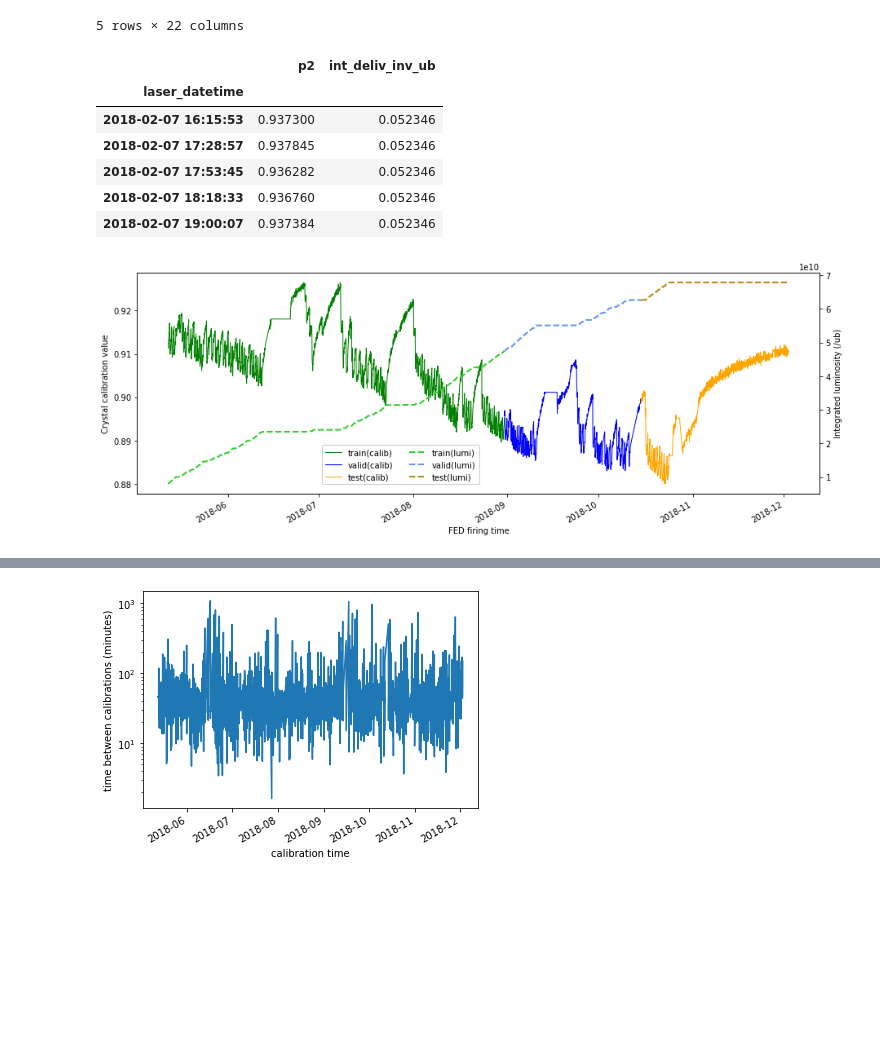
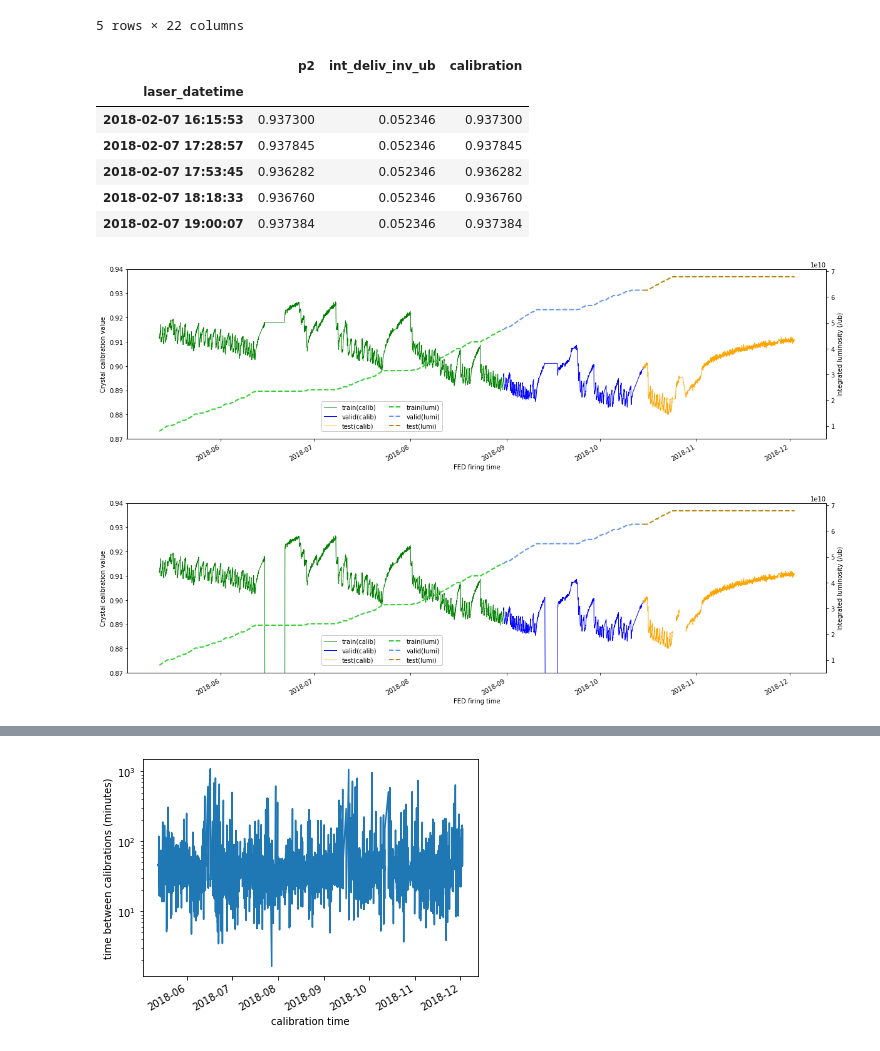
Before and after one commit to UMN-CMS/ECAL_FAIR, a Jupyter notebook: notebooks/preprocess.ipynb, the cells around one changed output, grey strips where cells are left out. Drawn from its saved outputs; the diff is of its cells as text; code cells hidden in the pictures; blank space fills up the shorter version.

```diff
--- a/notebooks/preprocess.ipynb
+++ b/notebooks/preprocess.ipynb
@@ -40,19 +40,19 @@ xtal_list = df_laser_dropped.xtal_idx.unique()
 # %%
 df_54000 = xtal_groups.get_group(54000)
 #now we'll select just the columns we want to study
-df_slim = df_54000.loc[:,['laser_datetime','p2','int_deliv_inv_ub']]
+df_slim = df_54000.loc[:,['laser_datetime','p2','int_deliv_inv_ub','calibration']]
 #set the index to the sequence start time
 df_slim['laser_datetime'] = df_slim['laser_datetime'].astype('datetime64')
 df_slim.set_index('laser_datetime', inplace=True)
 df_slim.head()
 # %% [output]
-|  | p2 | int_deliv_inv_ub |
-| laser_datetime |  |  |
-| 2018-02-07 16:15:53 | 0.937300 | 0.052346 |
-| 2018-02-07 17:28:57 | 0.937845 | 0.052346 |
-| 2018-02-07 17:53:45 | 0.936282 | 0.052346 |
-| 2018-02-07 18:18:33 | 0.936760 | 0.052346 |
-| 2018-02-07 19:00:07 | 0.937384 | 0.052346 |
+|  | p2 | int_deliv_inv_ub | calibration |
+| laser_datetime |  |  |  |
+| 2018-02-07 16:15:53 | 0.937300 | 0.052346 | 0.937300 |
+| 2018-02-07 17:28:57 | 0.937845 | 0.052346 | 0.937845 |
+| 2018-02-07 17:53:45 | 0.936282 | 0.052346 | 0.936282 |
+| 2018-02-07 18:18:33 | 0.936760 | 0.052346 | 0.936760 |
+| 2018-02-07 19:00:07 | 0.937384 | 0.052346 | 0.937384 |
 # %%
 #split the data into training, testing and validating
 #select the data range (we'll select the part of the year when the beam was operating)
@@ -72,33 +72,69 @@ df_test = df_select[(df_select.index < df_test_end) & (df_select.index > df_vali
 # %%
 #now lets make a plot of our three datasets
 
-fig, ax1 = plt.subplots(figsize=(15,5))
+fig, ax1 = plt.subplots(figsize=(20,5))
 
 ax1.set_ylabel('Crystal calibration value')
 ax1.set_xlabel('FED firing time')
+ax1.set_ylim([0.87,0.94])
 plt.setp(ax1.get_xticklabels(), rotation=30, horizontalalignment='right')
 
 #calibration data
 ax1.plot(df_train.index, df_train.p2,
          label='train(calib)', color='green', linewidth=1, linestyle='solid')
 ax1.plot(df_valid.index, df_valid.p2,
          label='valid(calib)', color='blue', linewidth=1, linestyle='solid')
 ax1.plot(df_test.index, df_test.p2,
          label='test(calib)', color='orange', linewidth=1, linestyle='solid')
 
 #lumi data on alternate y axis
 ax2 = ax1.twinx()
 ax2.set_ylabel('Integrated luminosity (/ub)')
 
 ax2.plot(df_train.index, df_train.int_deliv_inv_ub,
          label='train(lumi)', color='limegreen', linewidth=2, linestyle='dashed')
 ax2.plot(df_valid.index, df_valid.int_deliv_inv_ub,
          label='valid(lumi)', color='cornflowerblue', linewidth=2, linestyle='dashed')
 ax2.plot(df_test.index, df_test.int_deliv_inv_ub,
          label='test(lumi)', color='darkgoldenrod', linewidth=2, linestyle='dashed')
 #combined legend
 fig.legend(ncol=2, loc = (0.3,0.2),framealpha=1)
 
 fig.show()
 # %% [output]
-[figure, old version]
+[figure, new version]
+# %%
+#now lets make a plot of our three datasets
+
+fig, ax1 = plt.subplots(figsize=(20,5))
+
+ax1.set_ylabel('Crystal calibration value')
+ax1.set_xlabel('FED firing time')
+ax1.set_ylim([0.87,0.94])
+plt.setp(ax1.get_xticklabels(), rotation=30, horizontalalignment='right')
+
+#calibration data
+ax1.plot(df_train.index, df_train.calibration,
+         label='train(calib)', color='green', linewidth=1, linestyle='solid')
+ax1.plot(df_valid.index, df_valid.calibration,
+         label='valid(calib)', color='blue', linewidth=1, linestyle='solid')
+ax1.plot(df_test.index, df_test.calibration,
+         label='test(calib)', color='orange', linewidth=1, linestyle='solid')
+
+#lumi data on alternate y axis
+ax2 = ax1.twinx()
+ax2.set_ylabel('Integrated luminosity (/ub)')
+
+ax2.plot(df_train.index, df_train.int_deliv_inv_ub,
+         label='train(lumi)', color='limegreen', linewidth=2, linestyle='dashed')
+ax2.plot(df_valid.index, df_valid.int_deliv_inv_ub,
+         label='valid(lumi)', color='cornflowerblue', linewidth=2, linestyle='dashed')
+ax2.plot(df_test.index, df_test.int_deliv_inv_ub,
+         label='test(lumi)', color='darkgoldenrod', linewidth=2, linestyle='dashed')
+#combined legend
+fig.legend(ncol=2, loc = (0.3,0.2),framealpha=1)
+
+
+fig.show()
+# %% [output]
+[figure, added]
```
Also changed, not shown: parts of 1 cell of this notebook, 5 other files.
